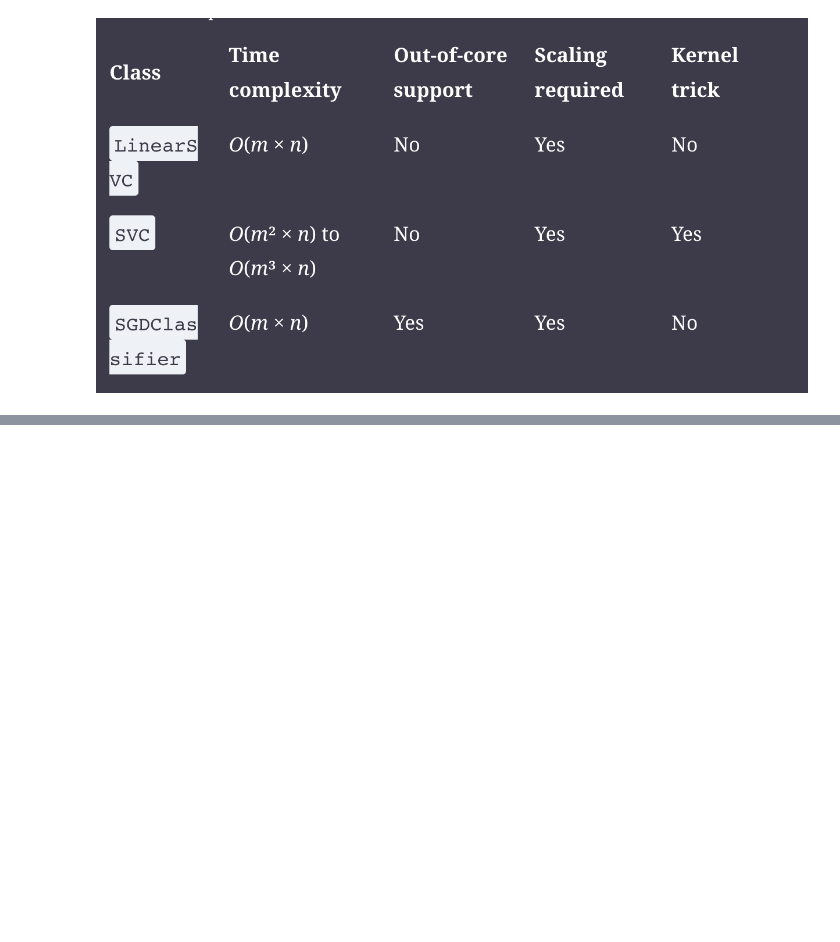
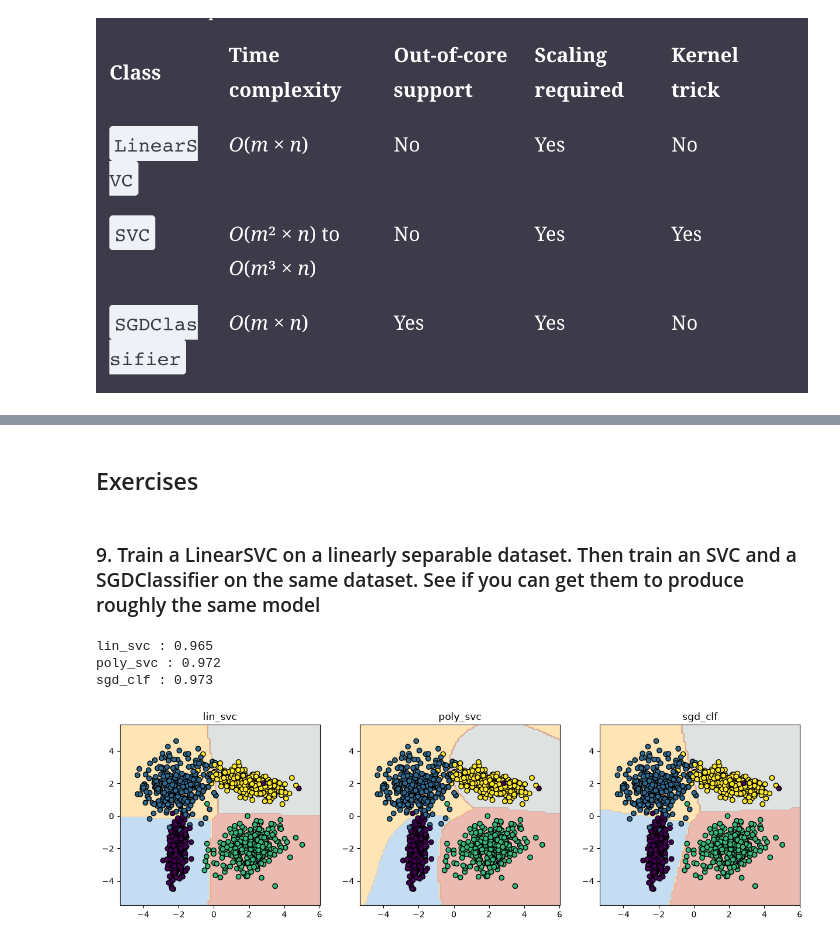
Before and after one commit to yusufjonc07/ML, a Jupyter notebook: experiments/SVM.ipynb, the cells around one changed output, grey strips where cells are left out. Saved outputs shown, nothing was run; the diff lists cells and outputs as text; code cells hidden in the pictures; blank space fills up the shorter version.

```diff
--- a/experiments/SVM.ipynb
+++ b/experiments/SVM.ipynb
@@ -240,0 +250,4 @@ DecisionBoundaryDisplay.from_estimator(
+# %% [markdown]
+## Exercises
+# %% [markdown]
+### 9. Train a LinearSVC on a linearly separable dataset. Then train an SVC and a SGDClassifier on the same dataset. See if you can get them to produce roughly the same model
@@ -240,0 +267,48 @@ DecisionBoundaryDisplay.from_estimator(
+# %%
+from sklearn.model_selection import train_test_split
+X_train,X_test, y_train,  y_test = train_test_split(X, y, test_size=0.2, random_state=42)
+# %%
+from sklearn.svm import LinearSVC, SVC
+from sklearn.linear_model import SGDClassifier
+from sklearn.metrics import accuracy_score
+
+
+models = {
+    "lin_svc": LinearSVC(),
+    "poly_svc": SVC(C=0.5, degree=4, kernel="rbf"),
+    "sgd_clf": SGDClassifier(),
+
+}
+
+for title in models.keys():
+    model = models[title]
+    model.fit(X_train, y_train)
+    y_pred = model.predict(X_test)
+    acc = accuracy_score(y_test, y_pred)
+    print(title, f": {acc:.3f}", )
+# %% [output]
+lin_svc : 0.965
+poly_svc : 0.972
+sgd_clf : 0.973
+# %%
+from sklearn.inspection import DecisionBoundaryDisplay
+import matplotlib.pyplot as plt
+
+fig, axes = plt.subplots(1, 3, figsize=(15, 4))
+i = 0
+
+for title in models.keys():
+    model = models[title]
+
+    DecisionBoundaryDisplay.from_estimator(
+        model, X_test, response_method="predict", alpha=0.3, ax=axes[i]
+    )
+    axes[i].scatter(X_test[:, 0], X_test[:, 1], c=y_test, edgecolors="k")
+    axes[i].set_title(title)
+
+    i += 1
+
+
+plt.show()
+# %% [output]
+[figure, added]
```
Also changed, not shown: parts of 4 cells of this notebook.
